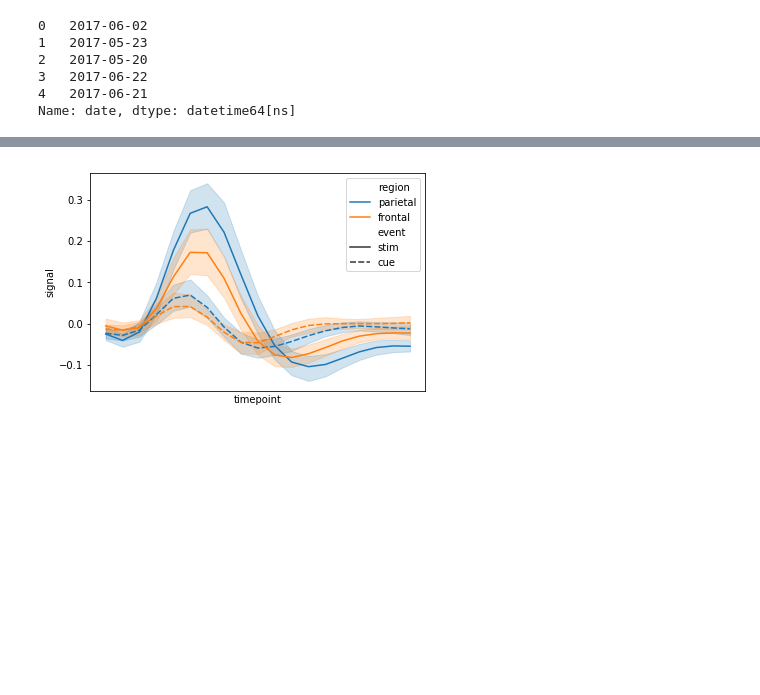
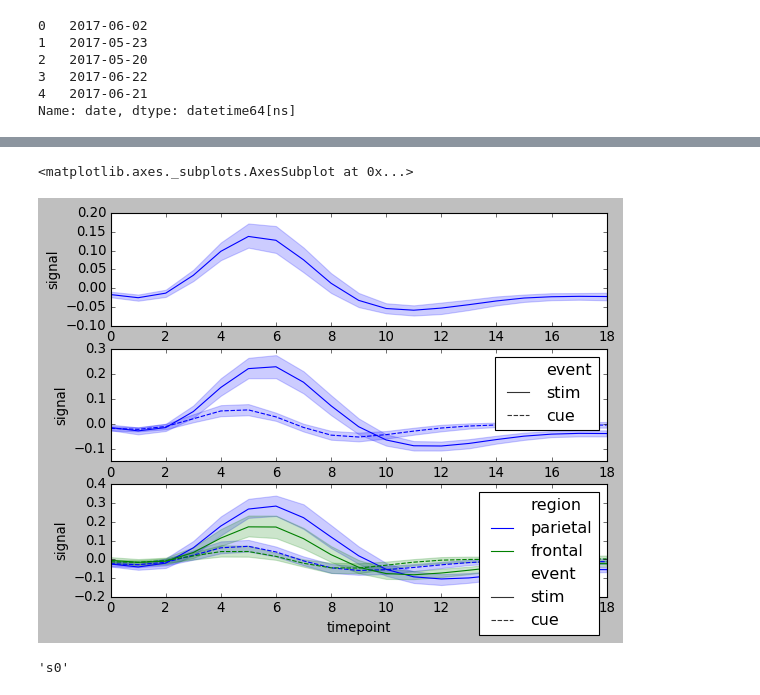
Before and after one commit to escueladevhack/curso-python, a Jupyter notebook: notebooks/clase11/MatPlotLib.ipynb, the cells around one changed output, grey strips where cells are left out. Cells and saved outputs as stored; diff of their text form; code cells hidden in the pictures; blank space fills up the shorter version.

```diff
--- a/notebooks/clase11/MatPlotLib.ipynb
+++ b/notebooks/clase11/MatPlotLib.ipynb
@@ -237,12 +238,33 @@ fig.xaxis
 # %%
 import matplotlib.dates as mdates
 months = mdates.MonthLocator()
-fig = sns.lineplot(
+fig = plt.figure()
+ax1 = fig.add_subplot(311)
+ax2 = fig.add_subplot(312)
+ax3 = fig.add_subplot(313)
+sns.lineplot(
+    x="timepoint",
+    y="signal",
+    data=fmri,
+    ax=ax1)
+sns.lineplot(
+    x="timepoint",
+    y="signal",
+    style='event',
+    data=fmri,
+    ax=ax2)
+sns.lineplot(
     x="timepoint",
     y="signal",
     hue="region",
     style='event',
-    data=fmri)
-fig.xaxis.set_major_locator(months)
+    data=fmri,
+    ax=ax3)
+# fig.xaxis.set_major_locator(months)
 # %% [output]
+<matplotlib.axes._subplots.AxesSubplot at 0x...>
-[figure, old version]
+[figure, new version]
+# %%
+fmri["subject"].values[-1]
+# %% [output]
+'s0'
```
Also changed, not shown: parts of 16 cells of this notebook, 4 other files.
